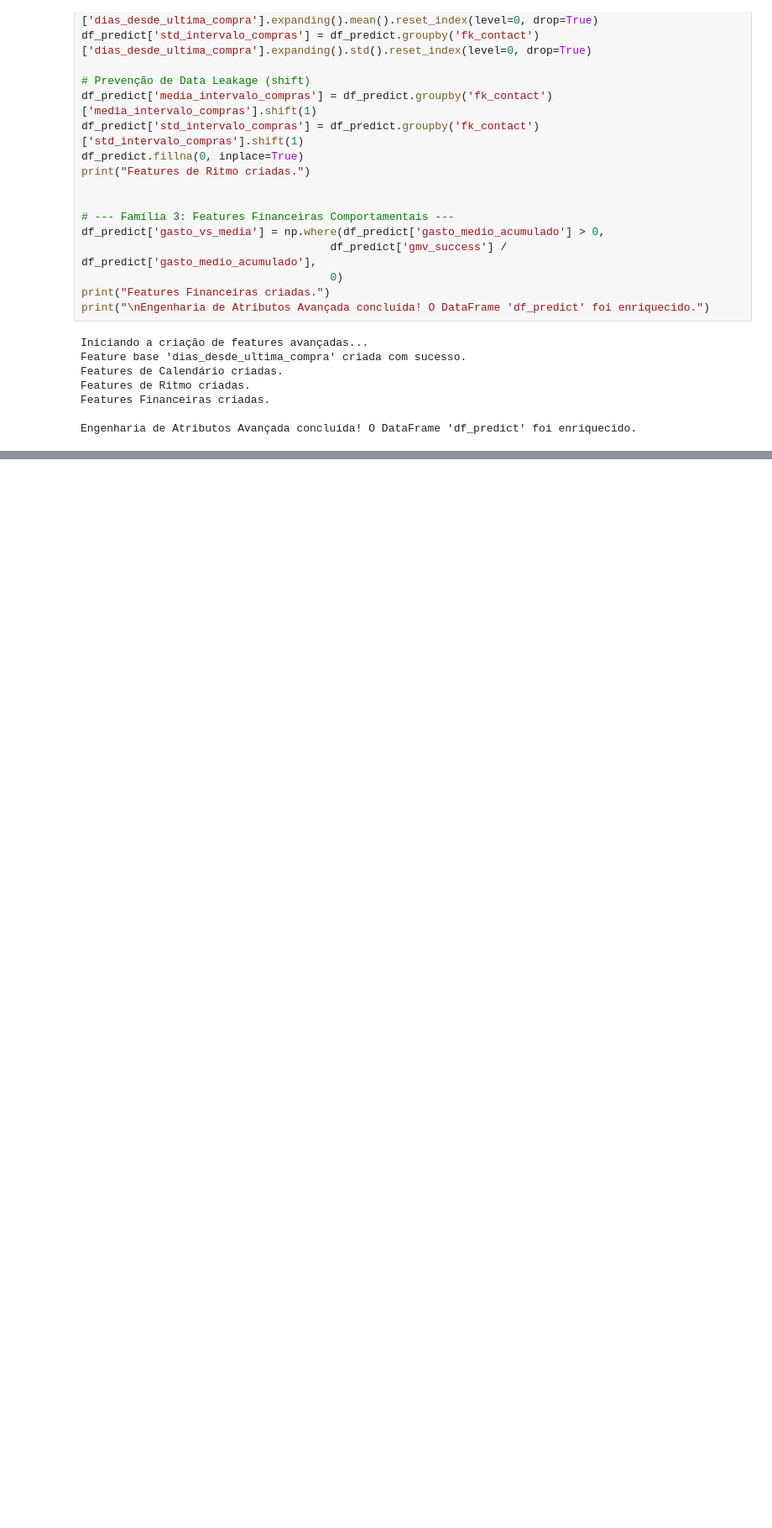
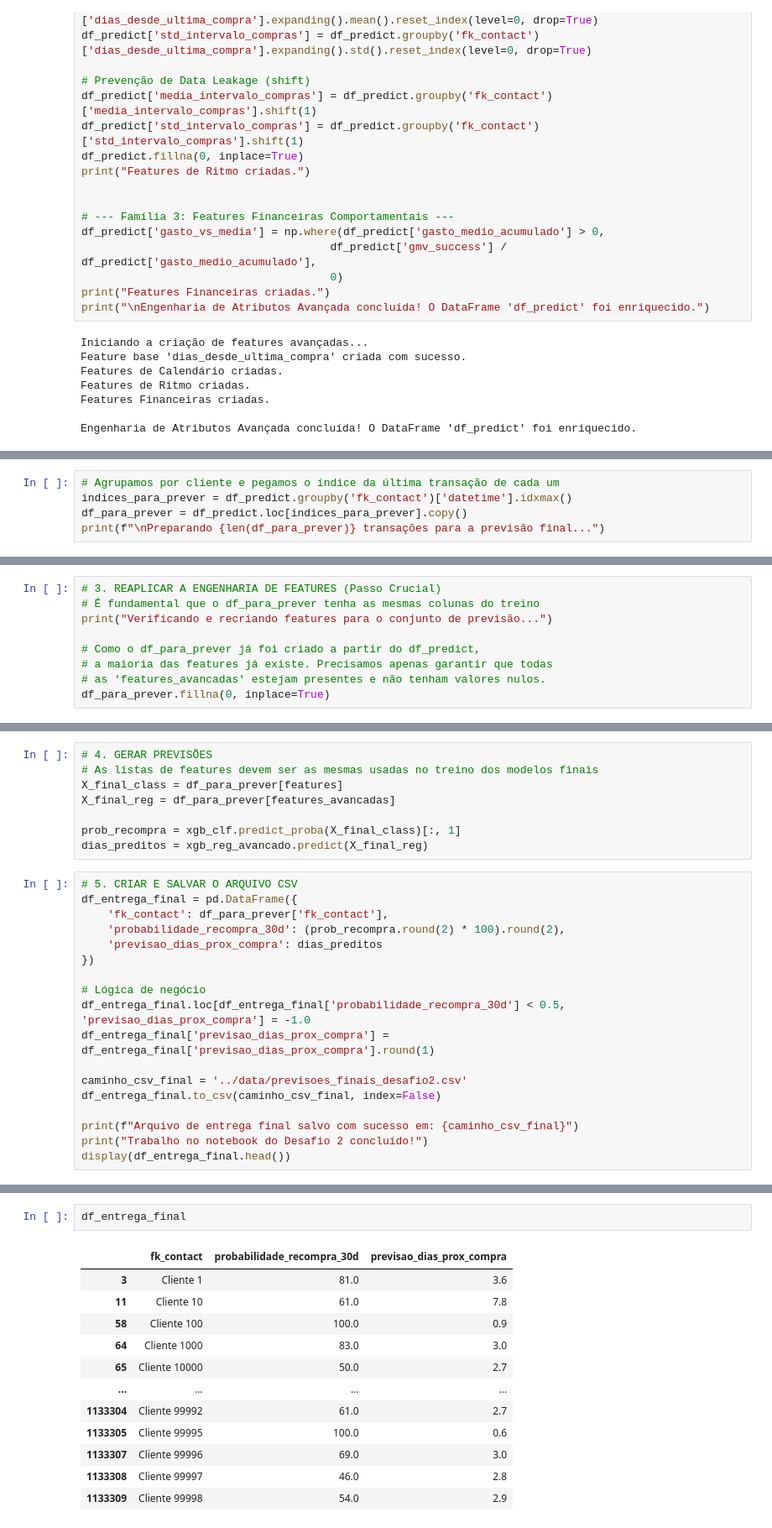
Before and after one commit to PedroHSSoares-Dev/ClickBus, a Jupyter notebook: Desafios/desafio2/notebooks/tratamento.ipynb, the cells around one changed output, grey strips where cells are left out. Shown at 84% size. Drawn from its saved outputs; the diff is of its cells as text; blank space fills up the shorter version.

```diff
--- a/Desafios/desafio2/notebooks/tratamento.ipynb
+++ b/Desafios/desafio2/notebooks/tratamento.ipynb
@@ -901,0 +1058,5 @@ plt.show()
+# %%
+# Agrupamos por cliente e pegamos o índice da última transação de cada um
+indices_para_prever = df_predict.groupby('fk_contact')['datetime'].idxmax()
+df_para_prever = df_predict.loc[indices_para_prever].copy()
+print(f"\nPreparando {len(df_para_prever)} transações para a previsão final...")
@@ -901,0 +1065,9 @@ plt.show()
+# %%
+# 3. REAPLICAR A ENGENHARIA DE FEATURES (Passo Crucial)
+# É fundamental que o df_para_prever tenha as mesmas colunas do treino
+print("Verificando e recriando features para o conjunto de previsão...")
+
+# Como o df_para_prever já foi criado a partir do df_predict,
+# a maioria das features já existe. Precisamos apenas garantir que todas
+# as 'features_avancadas' estejam presentes e não tenham valores nulos.
+df_para_prever.fillna(0, inplace=True)
@@ -901,0 +1076,26 @@ plt.show()
+# %%
+# 4. GERAR PREVISÕES
+# As listas de features devem ser as mesmas usadas no treino dos modelos finais
+X_final_class = df_para_prever[features]
+X_final_reg = df_para_prever[features_avancadas]
+
+prob_recompra = xgb_clf.predict_proba(X_final_class)[:, 1]
+dias_preditos = xgb_reg_avancado.predict(X_final_reg)
+# %%
+# 5. CRIAR E SALVAR O ARQUIVO CSV
+df_entrega_final = pd.DataFrame({
+    'fk_contact': df_para_prever['fk_contact'],
+    'probabilidade_recompra_30d': (prob_recompra.round(2) * 100).round(2),
+    'previsao_dias_prox_compra': dias_preditos
+})
+
+# Lógica de negócio
+df_entrega_final.loc[df_entrega_final['probabilidade_recompra_30d'] < 0.5, 'previsao_dias_prox_compra'] = -1.0
+df_entrega_final['previsao_dias_prox_compra'] = df_entrega_final['previsao_dias_prox_compra'].round(1)
+
+caminho_csv_final = '../data/previsoes_finais_desafio2.csv'
+df_entrega_final.to_csv(caminho_csv_final, index=False)
+
+print(f"Arquivo de entrega final salvo com sucesso em: {caminho_csv_final}")
+print("Trabalho no notebook do Desafio 2 concluído!")
+display(df_entrega_final.head())
@@ -901,0 +1111,15 @@ plt.show()
+# %%
+df_entrega_final
+# %% [output]
+|  | fk_contact | probabilidade_recompra_30d | previsao_dias_prox_compra |
+| 3 | Cliente 1 | 81.0 | 3.6 |
+| 11 | Cliente 10 | 61.0 | 7.8 |
+| 58 | Cliente 100 | 100.0 | 0.9 |
+| 64 | Cliente 1000 | 83.0 | 3.0 |
+| 65 | Cliente 10000 | 50.0 | 2.7 |
+| ... | ... | ... | ... |
+| 1133304 | Cliente 99992 | 61.0 | 2.7 |
+| 1133305 | Cliente 99995 | 100.0 | 0.6 |
+| 1133307 | Cliente 99996 | 69.0 | 3.0 |
+| 1133308 | Cliente 99997 | 46.0 | 2.8 |
+| 1133309 | Cliente 99998 | 54.0 | 2.9 |
```
Also changed, not shown: parts of 18 cells of this notebook, 9 other files.
